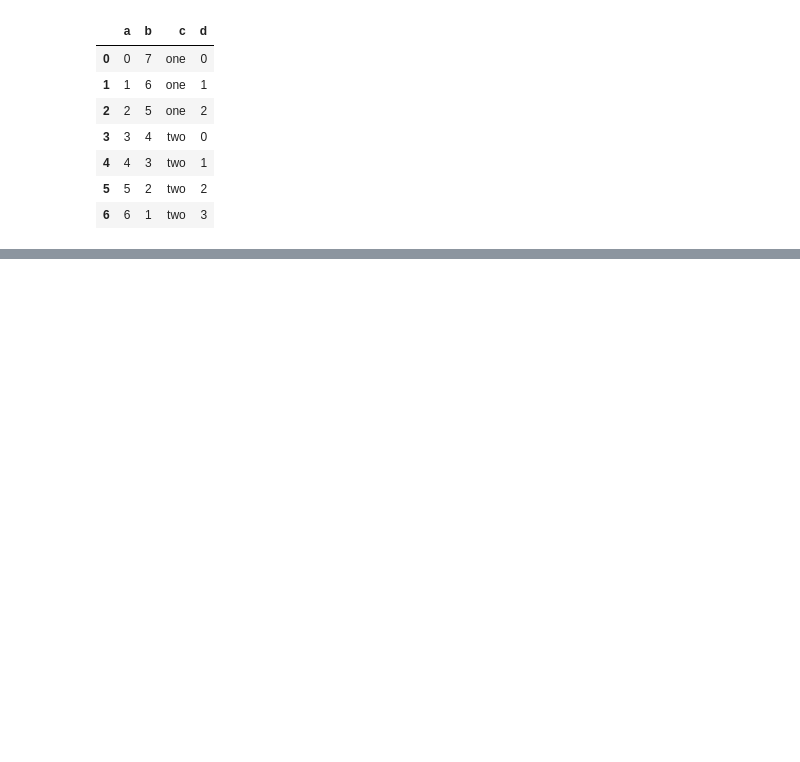
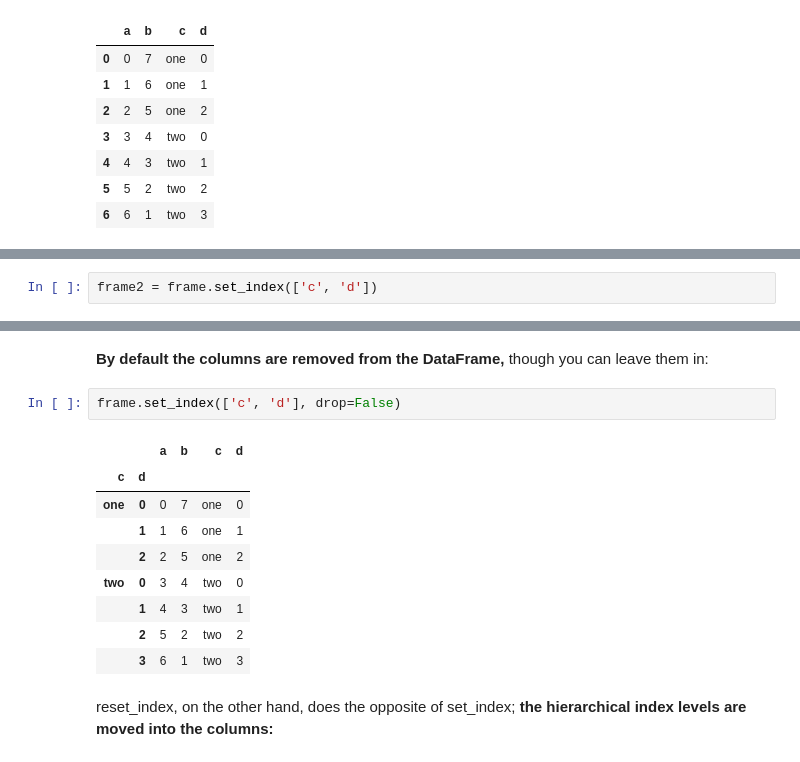
Before and after one commit to lucaslokchan/data-analysis, a Jupyter notebook: Python for Data Analysis/08_Data_Wrangling_Join_Combine_and_Reshape.ipynb, the cells around one changed output, grey strips where cells are left out. Cells and saved outputs as stored; diff of their text form; blank space fills up the shorter version.

```diff
--- a/Python for Data Analysis/08_Data_Wrangling_Join_Combine_and_Reshape.ipynb
+++ b/Python for Data Analysis/08_Data_Wrangling_Join_Combine_and_Reshape.ipynb
@@ -256,0 +259,2 @@ frame
+# %%
+frame2 = frame.set_index(['c', 'd'])
@@ -256,0 +273,16 @@ frame
+# %% [markdown]
+**By default the columns are removed from the DataFrame,** though you can leave them in:
+# %%
+frame.set_index(['c', 'd'], drop=False)
+# %% [output]
+|  |  | a | b | c | d |
+| c | d |  |  |  |  |
+| one | 0 | 0 | 7 | one | 0 |
+|  | 1 | 1 | 6 | one | 1 |
+|  | 2 | 2 | 5 | one | 2 |
+| two | 0 | 3 | 4 | two | 0 |
+|  | 1 | 4 | 3 | two | 1 |
+|  | 2 | 5 | 2 | two | 2 |
+|  | 3 | 6 | 1 | two | 3 |
+# %% [markdown]
+reset_index, on the other hand, does the opposite of set_index; **the hierarchical index levels are moved into the columns:**
```
Also changed, not shown: parts of 90 cells of this notebook.
